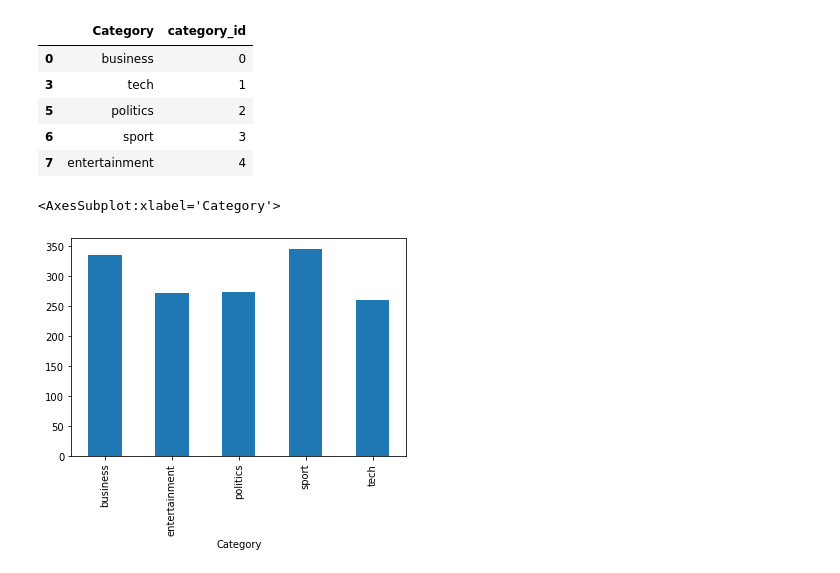
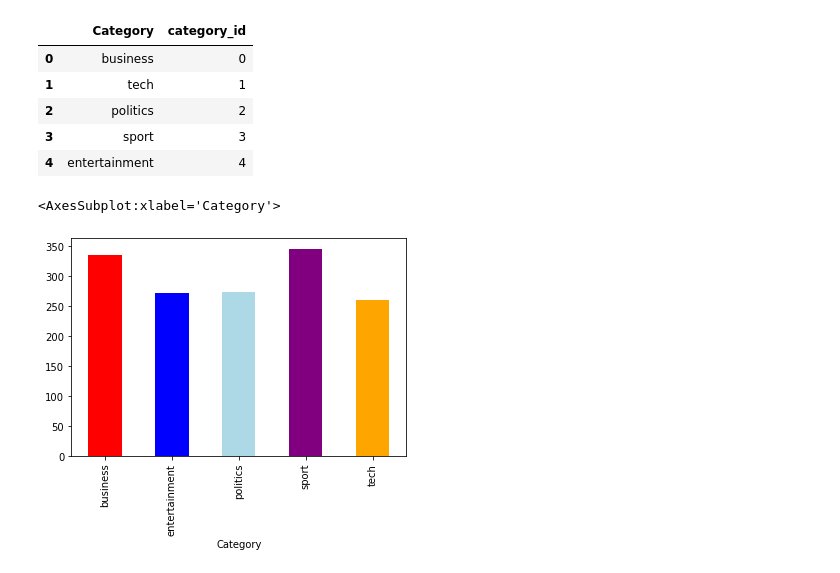
Before and after one commit to ryanhhogan3/BBC_News, a Jupyter notebook: WorkFlow.ipynb, the cells around one changed output. Cells and saved outputs as stored; diff of their text form; code cells hidden in the pictures.

```diff
--- a/WorkFlow.ipynb
+++ b/WorkFlow.ipynb
@@ -32,15 +32,18 @@ Traindata.head(10)
 # Lets look at our categories and corresponding ID numbers
 category_id = Traindata[['Category', 'category_id']].drop_duplicates().sort_values('category_id')
 
-# review
+# drop index and review
+category_id.reset_index(drop=True, inplace=True)
+
+# index matches our cateogory_id
 category_id
 # %% [output]
 |  | Category | category_id |
 | 0 | business | 0 |
-| 3 | tech | 1 |
-| 5 | politics | 2 |
-| 6 | sport | 3 |
-| 7 | entertainment | 4 |
+| 1 | tech | 1 |
+| 2 | politics | 2 |
+| 3 | sport | 3 |
+| 4 | entertainment | 4 |
 # %%
 # Create a dictionary that can convert category names into category_id
 category_to_id = dict(category_id.values)
@@ -50,15 +53,17 @@ id_to_category = {v: i for i, v in category_to_id.items()}
 # %%
 # Sample our data
 Traindata.sample(10)
 
 # Count and view our data
 Traindata.groupby('Category').category_id.count()
 
 # Bar plot for visualization
-Traindata.groupby('Category').category_id.count().plot.bar(ylim=0)
+Traindata.groupby('Category').category_id.count().plot.bar(ylim=0,
+                                                           color=['red','blue','lightblue',
+                                                                 'purple','orange'])
 # %% [output]
 <AxesSubplot:xlabel='Category'>
-[figure, old version]
+[figure, new version]
 # %%
 # Bring in our Tfid Vectorizer
     # Sublinear_tf set to True to give returns as freq. of word decreases
```
Also changed, not shown: parts of 17 cells of this notebook.
